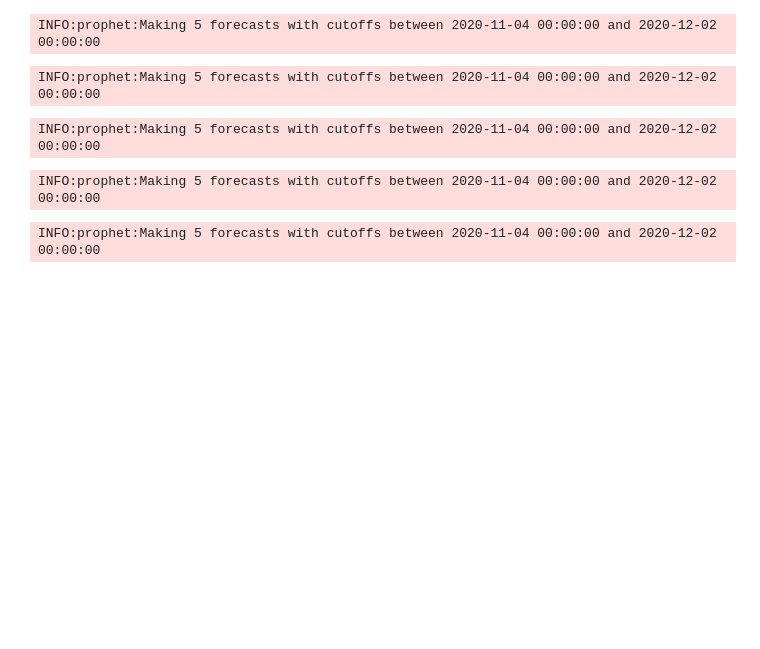
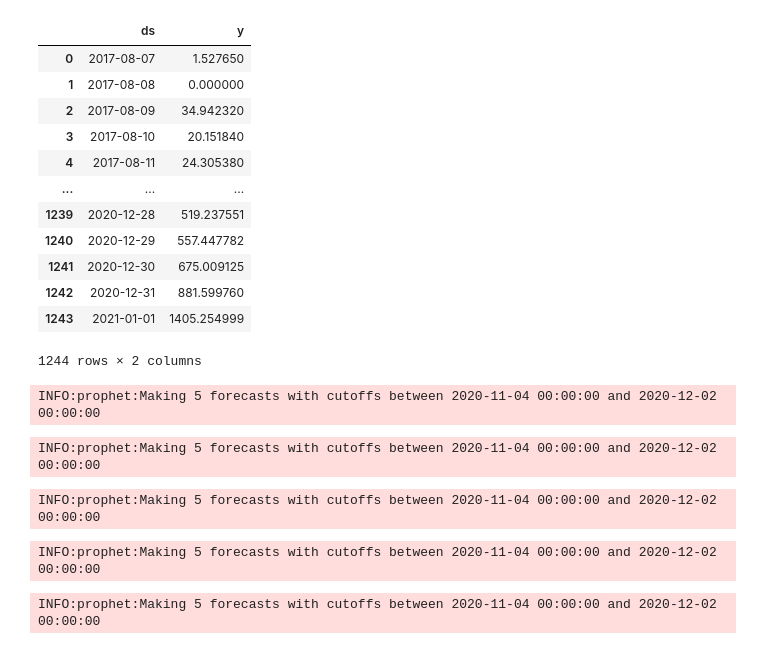
Before and after one commit to phucnh22/Sales_forecast, a Jupyter notebook: Forecast_7_Prophet.ipynb, the cells around one changed output. Cells and saved outputs as stored; diff of their text form; code cells hidden in the pictures; blank space fills up the shorter version.

```diff
--- a/Forecast_7_Prophet.ipynb
+++ b/Forecast_7_Prophet.ipynb
@@ -22,16 +22,18 @@ df_store = pd.read_pickle('data/df_daily.pkl')
 ts_holiday = pd.read_pickle('data/holiday.pkl')
 #print(ts_holiday.index)
 # %%
-def preprocessing_prophet(ts, ts_holiday, steps_ahead=30):
+def preprocessing_prophet(ts, ts_holiday, steps_ahead=30, split = True):
     fb_df = ts[['sales']]
     fb_df['sales'] = ts['sales']/1e6
     #fb_df['holiday'] = fb_df['holiday'].fillna(False).astype('bool')
     fb_df = fb_df.reset_index().rename({'date': 'ds', 'sales': 'y'}, axis=1)
-    fb_train = fb_df.iloc[:-steps_ahead]
-    fb_test = fb_df.iloc[-steps_ahead:]
-    return {'y_train':fb_train,
-            'y_test':fb_test}
-
+    if split:
+        fb_train = fb_df.iloc[:-steps_ahead]
+        fb_test = fb_df.iloc[-steps_ahead:]
+        return {'y_train':fb_train,
+                'y_test':fb_test}
+    else:
+        return fb_df
 def holidays_ts(promotion = True, holiday_neg=False):
     holiday = pd.DataFrame(holidays.Vietnam(years=[2018, 2019, 2020, 2021]).items()).rename({0:'date', 1:'holiday_neg'}, axis=1)
     # Add Tet promotion
@@ -84,10 +86,55 @@ def cross_validation_prophet(prophet_data, param_grid, prophet_holidays, steps_a
         mape_PROPHET = mape_PROPHET.append({'params':params,
                                             'mape'  :df_p['mape'].values[-1]}, ignore_index=True)
     return mape_PROPHET
+
+def cross_validation_result(data, model, rolls=4, horizon=30, ARIMA=True):
+    '''
+    '''
+    cv_score = []
+    for i in range(rolls):
+        if ARIMA:
+            model.fit(y=data['y'].iloc[:-(rolls-i)*horizon],
+                      X=data['exog'].iloc[:-(rolls-i)*horizon])
+            y_hat = model.predict(n_periods=horizon,
+                                  exogenous=data['exog'].iloc[np.r_[-(rolls-i)*horizon:-(rolls-i-1)*horizon]])
+            y_test = data['y'].iloc[np.r_[-(rolls-i)*horizon:-(rolls-i-1)*horizon]]
+            mape_OOS = round(mean_absolute_percentage_error(y_test, y_hat), 3)
+        else:
+            model = Prophet(changepoint_prior_scale=1,
+                            holidays_prior_scale=10,
+                            daily_seasonality= False,
+                            weekly_seasonality= False,
+                            yearly_seasonality= False,
+                            seasonality_mode='additive',
+                            holidays = prophet_holidays
+                           ).add_seasonality(name='weekly', period=7, fourier_order=5, prior_scale=10
+                           ).add_seasonality(name='yearly', period=365.25, fourier_order=5, prior_scale=1)
+            model.fit(data.iloc[:-(rolls-i)*horizon,:])
+            y_hat=model.predict(data.iloc[np.r_[-(rolls-i)*horizon:-(rolls-i-1)*horizon],:])['yhat']
+            y_test = data['y'].iloc[np.r_[-(rolls-i)*horizon:-(rolls-i-1)*horizon]]
+            mape_OOS = round(mean_absolute_percentage_error(y_test, y_hat), 3)
+        cv_score.append(mape_OOS)
+    return cv_score
 # %%
 df_company = df_store.groupby('date').sum()[['sales']]
 prophet_data = preprocessing_prophet(df_company, ts_holiday, steps_ahead=30)
 prophet_holidays = holidays_ts(promotion=True, holiday_neg=True)
+# %%
+prophet_data['y_train']
+# %% [output]
+|  | ds | y |
+| 0 | 2017-08-07 | 1.527650 |
+| 1 | 2017-08-08 | 0.000000 |
+| 2 | 2017-08-09 | 34.942320 |
+| 3 | 2017-08-10 | 20.151840 |
+| 4 | 2017-08-11 | 24.305380 |
+| ... | ... | ... |
+| 1239 | 2020-12-28 | 519.237551 |
+| 1240 | 2020-12-29 | 557.447782 |
+| 1241 | 2020-12-30 | 675.009125 |
+| 1242 | 2020-12-31 | 881.599760 |
+| 1243 | 2021-01-01 | 1405.254999 |
+1244 rows × 2 columns
 # %%
 # Grid search set up
 param_grid = {
```
Also changed, not shown: parts of 4 cells of this notebook, 2 other files.
